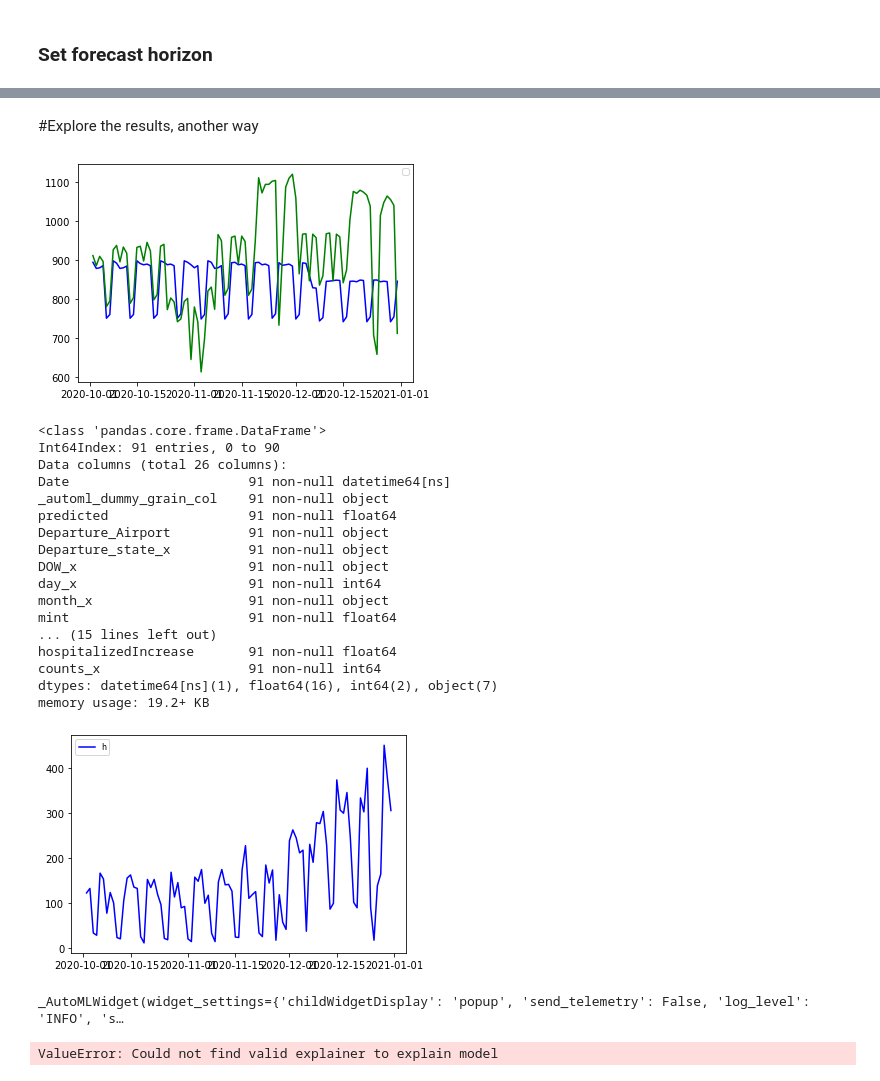
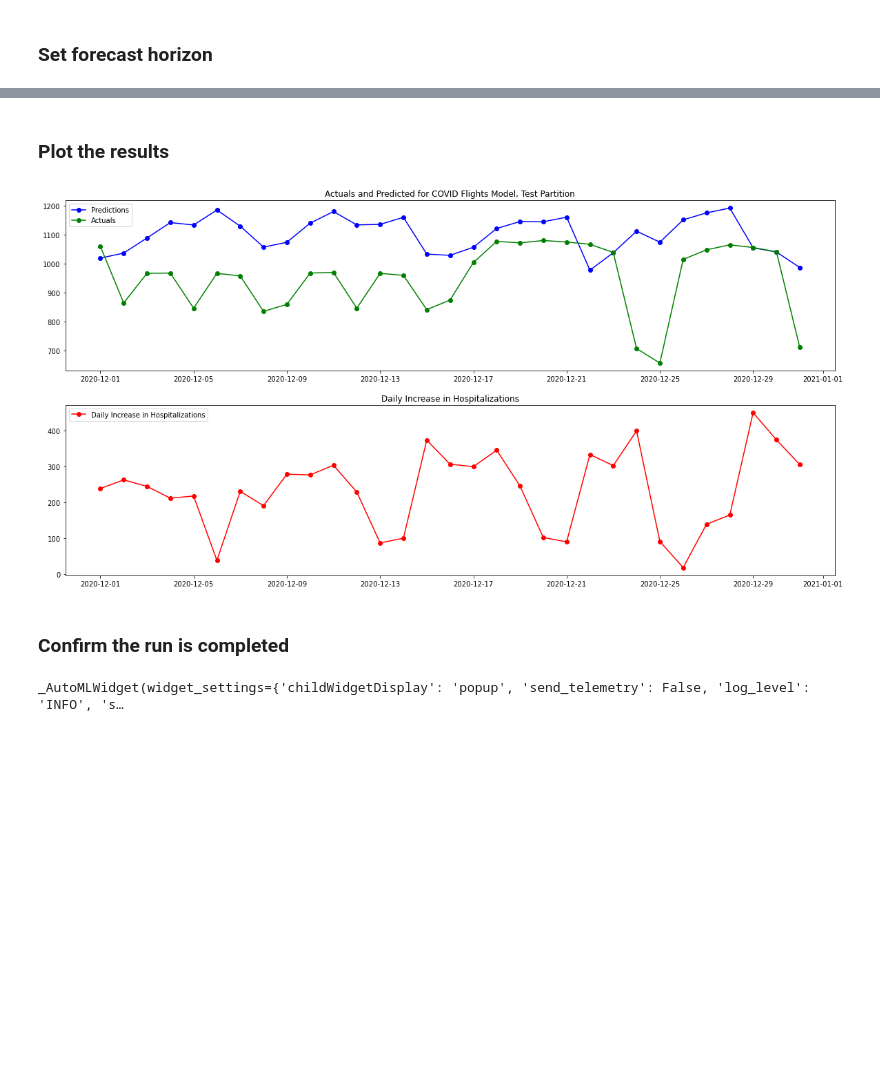
Before and after one commit to triple-ace/azure-ai-hackathon, a Jupyter notebook: models/Flights_model_covid.ipynb, the cells around one changed output, grey strips where cells are left out. Cells and saved outputs as stored; diff of their text form; code cells hidden in the pictures; blank space fills up the shorter version.

```diff
--- a/models/Flights_model_covid.ipynb
+++ b/models/Flights_model_covid.ipynb
@@ -251,13 +273,12 @@ forecasting_parameters = ForecastingParameters(
     time_column_name=time_column_name,
     forecast_horizon=forecast_horizon,
     freq='D',
-    target_lags=21,
     feature_lags='auto'
 )
 
 automl_config = AutoMLConfig(task='forecasting',
                              primary_metric='normalized_root_mean_squared_error',
-                             blocked_models = ['Prophet'],
+                             #blocked_models = ['Prophet'],
                              experiment_timeout_hours=0.3,
                              training_data=train,
                              label_column_name=target_column_name,
@@ -475,53 +523,25 @@ explained_variance:   -0.077
 # %% [markdown]
-#Explore the results, another way
+### Plot the results
 # %%
 #plot the actual vs predicted as a time series plot
 %matplotlib inline
-test_pred = plt.plot(df_all['Date'], df_all['predicted'], color='b')
-test_test = plt.plot(df_all['Date'], df_all[target_column_name], color='g')
-plt.legend((test_pred, test_test), ('prediction', 'truth'), loc='best', fontsize=8)
+plt.figure(figsize=(20,10))
+plt.subplot(211)
+plt.title("Actuals and Predicted for COVID Flights Model, Test Partition")
+test_pred = plt.plot(df_all['Date'], df_all['predicted'], color='b', label="Predictions", marker="o")
+test_actuals = plt.plot(df_all['Date'], df_all[target_column_name], color='g', label="Actuals", marker="o")
+plt.legend(loc='upper left')
+plt.subplot(212)
+plt.title("Daily Increase in Hospitalizations")
+covid= plt.plot(df_all['Date'], df_all['hospitalizedIncrease'], color='r', label="Daily Increase in Hospitalizations", marker="o")
+plt.legend(loc='upper left')
 plt.show()
-
-df_all.info()
-
-covid= plt.plot(df_all['Date'], df_all['hospitalizedIncrease'], color='b')
-plt.legend((covid), ('hospitalizedIncrease'), loc='best', fontsize=8)
-plt.show()
 # %% [output]
-[figure, old version]
+[figure, new version]
-<class 'pandas.core.frame.DataFrame'>
-Int64Index: 91 entries, 0 to 90
-Data columns (total 26 columns):
-Date                       91 non-null datetime64[ns]
-_automl_dummy_grain_col    91 non-null object
-predicted                  91 non-null float64
-Departure_Airport          91 non-null object
-Departure_state_x          91 non-null object
-DOW_x                      91 non-null object
-day_x                      91 non-null int64
-month_x                    91 non-null object
-mint                       91 non-null float64
-... (15 lines left out)
-hospitalizedIncrease       91 non-null float64
-counts_x                   91 non-null int64
-dtypes: datetime64[ns](1), float64(16), int64(2), object(7)
-memory usage: 19.2+ KB
-[figure, removed]
+# %% [markdown]
+### Confirm the run is completed
 # %%
 from azureml.widgets import RunDetails
 RunDetails(remote_run).show()
 # %% [output]
 _AutoMLWidget(widget_settings={'childWidgetDisplay': 'popup', 'send_telemetry': False, 'log_level': 'INFO', 's…
-# %%
-from azureml.interpret import ExplanationClient
-from azureml.core.run import Run
-from interpret.ext.blackbox import TabularExplainer
-from interpret_community.widget import ExplanationDashboard
-
-run = Run.get_context()
-client = ExplanationClient.from_run(remote_run)
-
-explainer = TabularExplainer(fitted_model,
-                             train)
-# %% [output]
-ValueError: Could not find valid explainer to explain model
```
Also changed, not shown: parts of 33 cells of this notebook, 5 other files.
